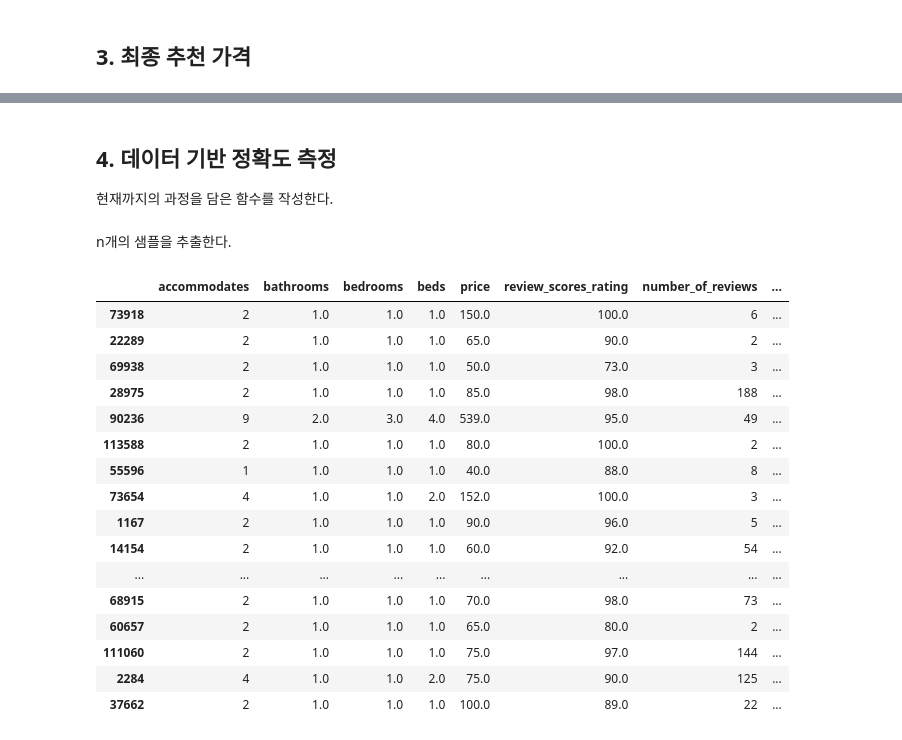
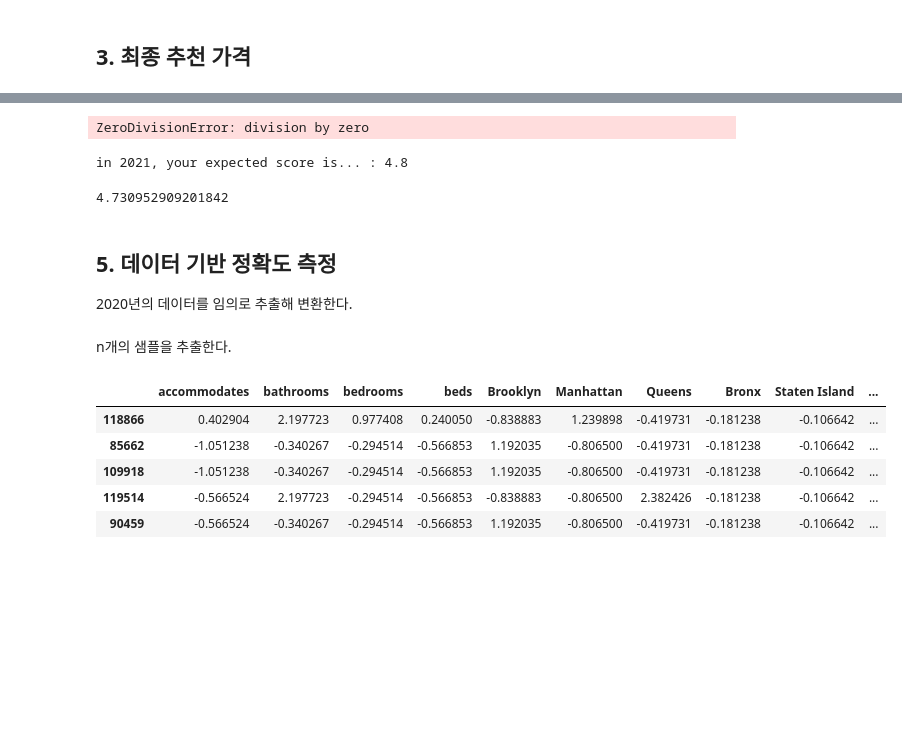
Before and after one commit to whitw/CAUBigdata, a Jupyter notebook: big-data-team-17-cau.ipynb, the cells around one changed output, grey strips where cells are left out. Saved outputs shown, nothing was run; the diff lists cells and outputs as text; code cells hidden in the pictures; blank space fills up the shorter version.

```diff
--- a/big-data-team-17-cau.ipynb
+++ b/big-data-team-17-cau.ipynb
@@ -126,7 +138,8 @@ number_of_reviews                   0
 amenities                           0
 dtype: int64
 # %%
-abm1 = abm1.dropna(subset=['bathrooms', 'bedrooms', 'beds', 'review_scores_rating'], how='any', axis=0)
+abm1 = abm1.dropna(subset=['review_scores_rating'], how='any', axis=0)
+abm1 = abm1.fillna(0)
 abm1.isnull().sum()
 print('abm1.shape after dropping nan rows: ',abm1.shape)
 # %% [output]
@@ -187,8 +200,8 @@ def one_hot_encode_neighbourhood(abm1):
     abm1 = abm1.fillna(0)
 
     abm1 = abm1.drop('neighbourhood_group_cleansed', axis = 1)
-    abm1.isnull().sum()
     return abm1
+
 abm1 = one_hot_encode_neighbourhood(abm1)
 abm1.isnull().sum()
 abm1.head(5)
@@ -458,5 +468,7 @@ abm2.head(5)
 # %%
-abm2 = (abm2 - abm2.mean())/abm2.std()
+abm2_mean = abm2.mean()
+abm2_std  = abm2.std()
+abm2 = (abm2 - abm2_mean)/abm2_std
 abm2.head(5)
 # %% [output]
 |  | accommodates | bathrooms | bedrooms | beds | Brooklyn | Manhattan | Queens | Bronx | Staten Island | ... |
@@ -607,15 +1000,32 @@ if(use_user_input):
+# %%
+mean = 0
+
+for idx in selected.keys():
+    mean += tst1.to_numpy()[idx][5]
+
+mean = mean / len(selected)
+# %% [output]
+ZeroDivisionError: division by zero
+# %%
+print("in 2021, your expected score is... :", mean)
+tst1['review_scores_rating'].mean()
+# %% [output]
+in 2021, your expected score is... : 4.8
+4.730952909201842
 # %% [markdown]
-## 4. 데이터 기반 정확도 측정
-현재까지의 과정을 담은 함수를 작성한다.
+## 5. 데이터 기반 정확도 측정
+2020년의 데이터를 임의로 추출해 변환한다.
 # %%
-def abm_to_abm1_format(abm_df):
+def convert_abm_2020_to_df(abm_df):
     result = abm_df.copy()
     result = get_columns_to_use(result)
     #result = result.drop_duplicates()
     result.replace((' '), np.nan, inplace=True)
-    result = result.dropna(subset=['bathrooms', 'bedrooms', 'beds', 'review_scores_rating'], how='any', axis=0)
+    result = result.dropna(subset=['review_scores_rating'], how='any', axis=0)
+    result = result.fillna(0)
     clean_data(result)
     # 정확도를 위해 리뷰 개수 10개 미만인 호스트는 삭제
+    #indexnames = result[result['number_of_reviews'] < 10].index
     #result.drop(indexNames, inplace=True)
     result = one_hot_encode_neighbourhood(result)
     result.loc[:,'property_type'] = result.loc[:,'property_type'].apply(change_prop_type)
@@ -625,36 +1035,21 @@ def abm_to_abm1_format(abm_df):
     result = one_hot_encode_amenities(result)
     result = result.fillna(0)
     result = result.drop('amenities', axis=1, inplace=False)
-    return result
-
-def abm1_to_abm2_format(abm_df):
     price = np.array(abm_df[['price']])
-    result = abm_df.drop(['price', 'review_scores_rating', 'number_of_reviews'], axis = 1, inplace=False)
-    result = np.array(result)
-    price  = np.array(price)
+    result = result.drop(['price', 'review_scores_rating', 'number_of_reviews'], axis = 1, inplace=False)
+    result = (result - abm2_mean)/abm2_std
     return result, price
 # %% [markdown]
 n개의 샘플을 추출한다.
 # %%
 n_samples = 100
-train_set = abm.iloc[np.random.choice(range(abm.shape[0]), n_samples)]
-train_set = abm_to_abm1_format(train_set)
-train_set
+test_set = abm.iloc[np.random.choice(range(abm.shape[0]), n_samples)]
+test_set, test_price = convert_abm_2020_to_df(test_set)
+test_set.head(5)
 # %% [output]
-|  | accommodates | bathrooms | bedrooms | beds | price | review_scores_rating | number_of_reviews | ... |
-| 73918 | 2 | 1.0 | 1.0 | 1.0 | 150.0 | 100.0 | 6 | ... |
-| 22289 | 2 | 1.0 | 1.0 | 1.0 | 65.0 | 90.0 | 2 | ... |
-| 69938 | 2 | 1.0 | 1.0 | 1.0 | 50.0 | 73.0 | 3 | ... |
-| 28975 | 2 | 1.0 | 1.0 | 1.0 | 85.0 | 98.0 | 188 | ... |
-| 90236 | 9 | 2.0 | 3.0 | 4.0 | 539.0 | 95.0 | 49 | ... |
-| 113588 | 2 | 1.0 | 1.0 | 1.0 | 80.0 | 100.0 | 2 | ... |
-| 55596 | 1 | 1.0 | 1.0 | 1.0 | 40.0 | 88.0 | 8 | ... |
-| 73654 | 4 | 1.0 | 1.0 | 2.0 | 152.0 | 100.0 | 3 | ... |
-| 1167 | 2 | 1.0 | 1.0 | 1.0 | 90.0 | 96.0 | 5 | ... |
-| 14154 | 2 | 1.0 | 1.0 | 1.0 | 60.0 | 92.0 | 54 | ... |
-| ... | ... | ... | ... | ... | ... | ... | ... | ... |
-| 68915 | 2 | 1.0 | 1.0 | 1.0 | 70.0 | 98.0 | 73 | ... |
-| 60657 | 2 | 1.0 | 1.0 | 1.0 | 65.0 | 80.0 | 2 | ... |
-| 111060 | 2 | 1.0 | 1.0 | 1.0 | 75.0 | 97.0 | 144 | ... |
-| 2284 | 4 | 1.0 | 1.0 | 2.0 | 75.0 | 90.0 | 125 | ... |
-| 37662 | 2 | 1.0 | 1.0 | 1.0 | 100.0 | 89.0 | 22 | ... |
+|  | accommodates | bathrooms | bedrooms | beds | Brooklyn | Manhattan | Queens | Bronx | Staten Island | ... |
+| 118866 | 0.402904 | 2.197723 | 0.977408 | 0.240050 | -0.838883 | 1.239898 | -0.419731 | -0.181238 | -0.106642 | ... |
+| 85662 | -1.051238 | -0.340267 | -0.294514 | -0.566853 | 1.192035 | -0.806500 | -0.419731 | -0.181238 | -0.106642 | ... |
+| 109918 | -1.051238 | -0.340267 | -0.294514 | -0.566853 | 1.192035 | -0.806500 | -0.419731 | -0.181238 | -0.106642 | ... |
+| 119514 | -0.566524 | 2.197723 | -0.294514 | -0.566853 | -0.838883 | -0.806500 | 2.382426 | -0.181238 | -0.106642 | ... |
+| 90459 | -0.566524 | -0.340267 | -0.294514 | -0.566853 | 1.192035 | -0.806500 | -0.419731 | -0.181238 | -0.106642 | ... |
```
Also changed, not shown: parts of 47 cells of this notebook.
